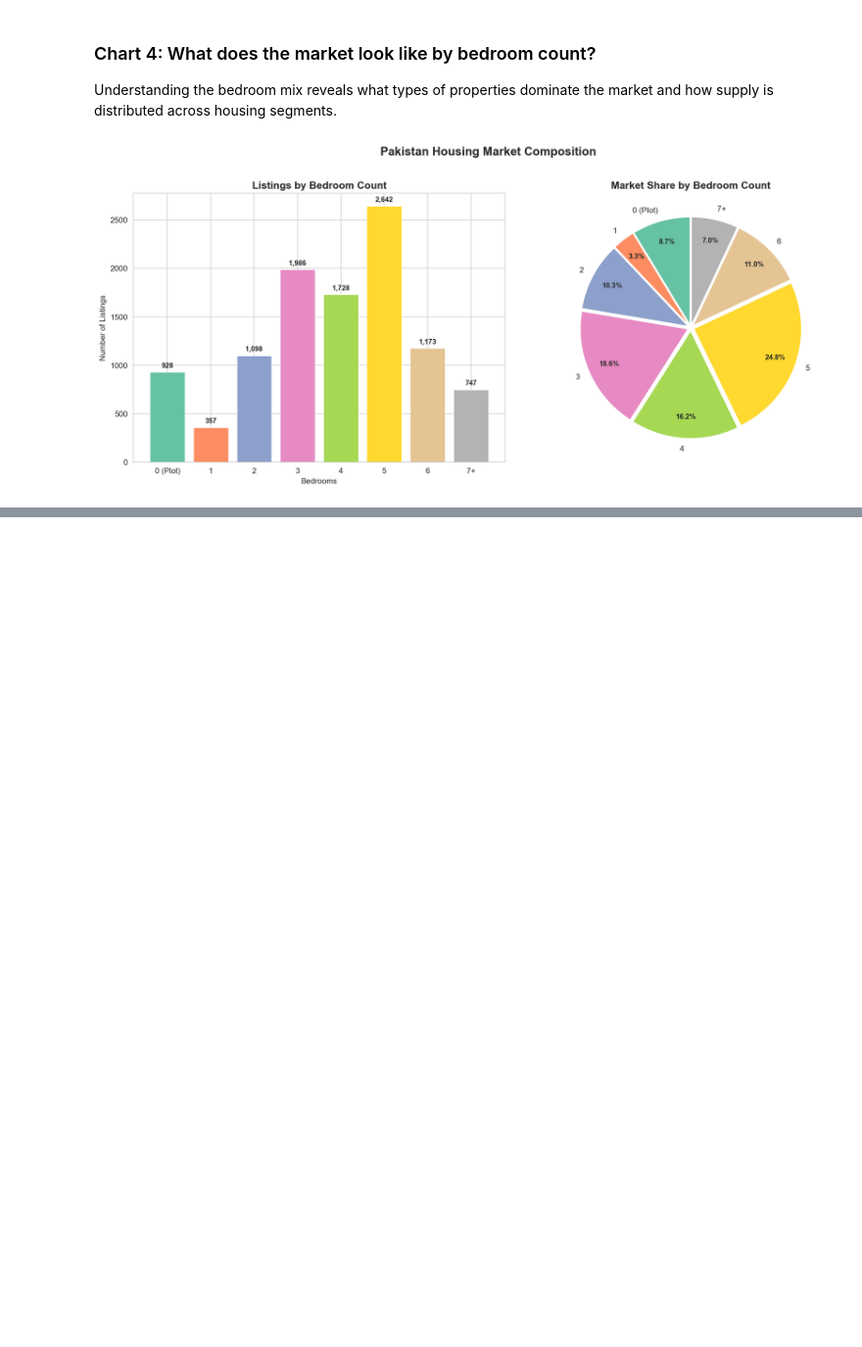
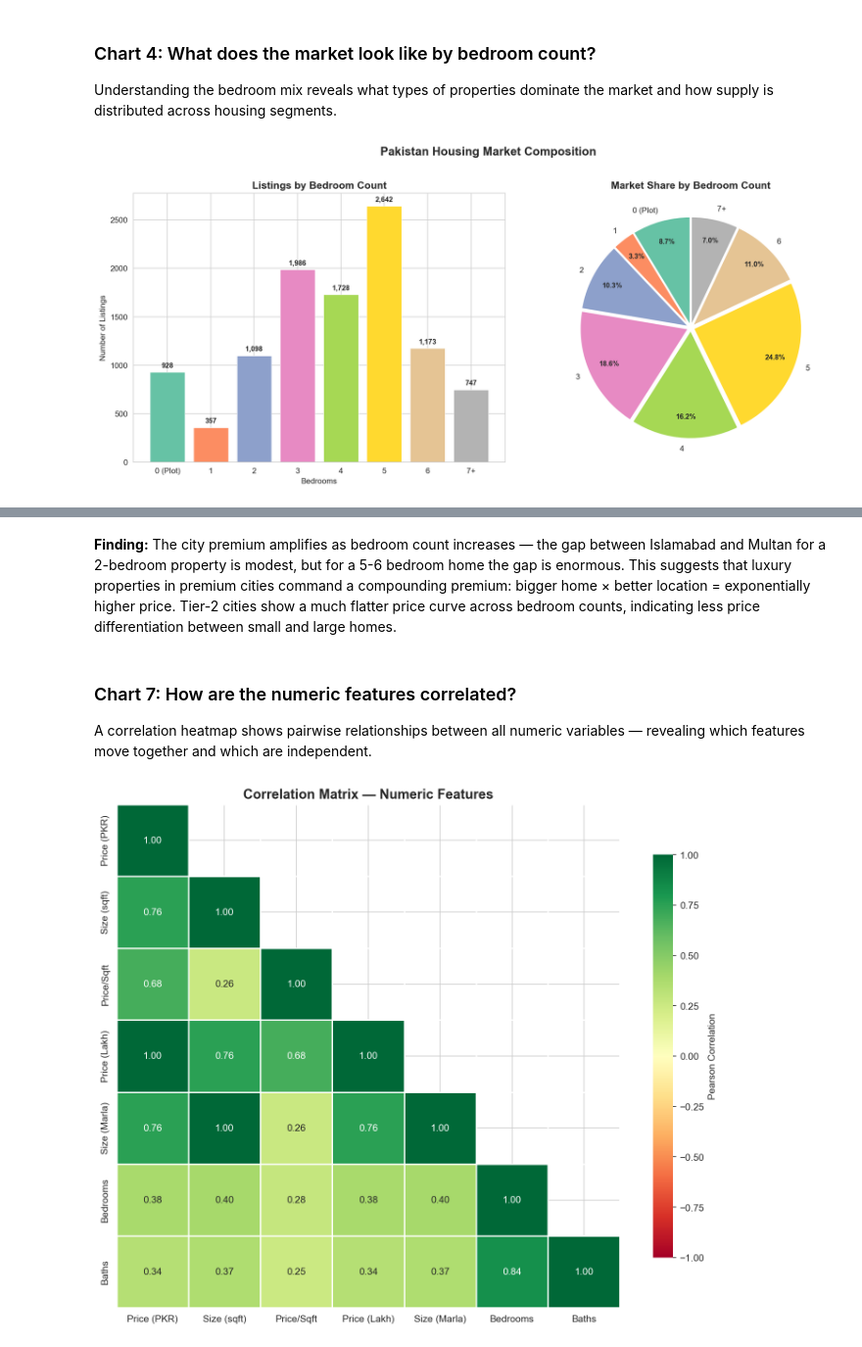
Before and after one commit to TalhaHamdees/pakistan-housing-market-analysis, a Jupyter notebook: notebooks/01_eda_analysis.ipynb, the cells around one changed output, grey strips where cells are left out. Shown at 98% size. Saved outputs shown, nothing was run; the diff lists cells and outputs as text; code cells hidden in the pictures; blank space fills up the shorter version.

```diff
--- a/notebooks/01_eda_analysis.ipynb
+++ b/notebooks/01_eda_analysis.ipynb
@@ -2057,0 +2129,42 @@ plt.show()
+# %% [markdown]
+**Finding:** The city premium amplifies as bedroom count increases — the gap between Islamabad and Multan for a 2-bedroom property is modest, but for a 5-6 bedroom home the gap is enormous. This suggests that luxury properties in premium cities command a compounding premium: bigger home × better location = exponentially higher price. Tier-2 cities show a much flatter price curve across bedroom counts, indicating less price differentiation between small and large homes.
+# %% [markdown]
+### Chart 7: How are the numeric features correlated?
+
+A correlation heatmap shows pairwise relationships between all numeric variables — revealing which features move together and which are independent.
+# %%
+# Chart 7: Correlation Heatmap — all numeric features
+# Select numeric columns and convert categoricals that are actually numeric
+corr_df = df_clean[['price', 'size', 'price_per_sqft', 'price_lakh', 'size_marla']].copy()
+corr_df['bedrooms'] = df_clean['bedrooms'].astype(int)
+corr_df['baths'] = df_clean['baths'].astype(int)
+
+# Rename for cleaner display
+corr_df = corr_df.rename(columns={
+    'price': 'Price (PKR)',
+    'size': 'Size (sqft)',
+    'price_per_sqft': 'Price/Sqft',
+    'price_lakh': 'Price (Lakh)',
+    'size_marla': 'Size (Marla)',
+    'bedrooms': 'Bedrooms',
+    'baths': 'Baths'
+})
+
+corr_matrix = corr_df.corr()
+
+fig, ax = plt.subplots(figsize=(10, 8))
+mask = np.triu(np.ones_like(corr_matrix, dtype=bool), k=1)  # hide upper triangle (redundant)
+sns.heatmap(
+    corr_matrix, mask=mask, annot=True, fmt='.2f',
+    cmap='RdYlGn', center=0, vmin=-1, vmax=1,
+    square=True, linewidths=0.5, linecolor='white',
+    cbar_kws={'shrink': 0.8, 'label': 'Pearson Correlation'},
+    ax=ax
+)
+
+ax.set_title('Correlation Matrix — Numeric Features', fontsize=14, fontweight='bold')
+plt.tight_layout()
+plt.savefig('../images/chart7_correlation_heatmap.png', dpi=150, bbox_inches='tight')
+plt.show()
+# %% [output]
+[figure, added]
```
Also changed, not shown: parts of 77 cells of this notebook, 4 other files.
